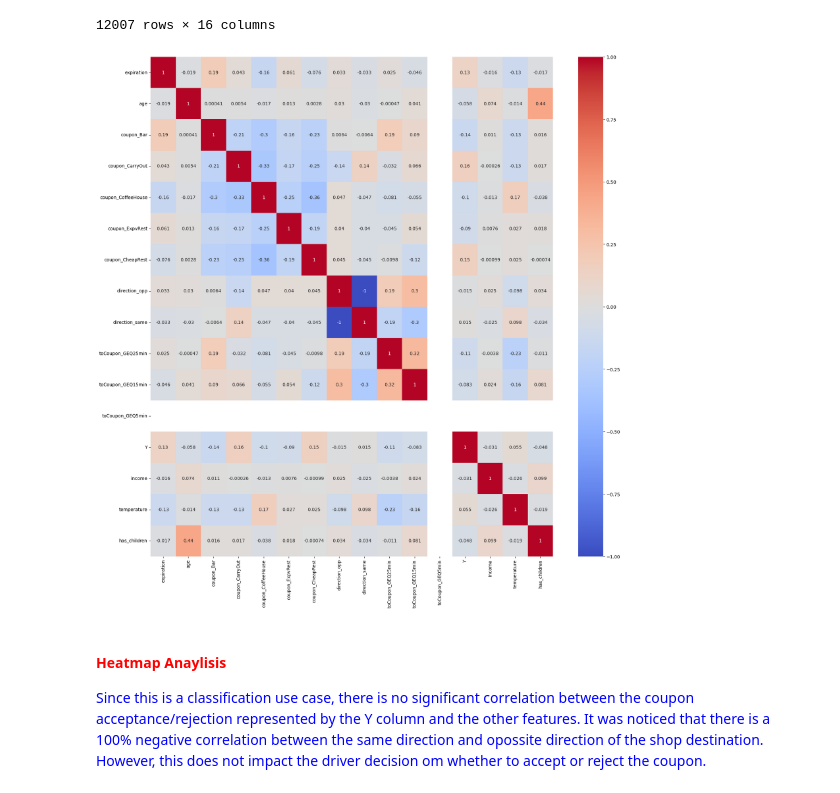
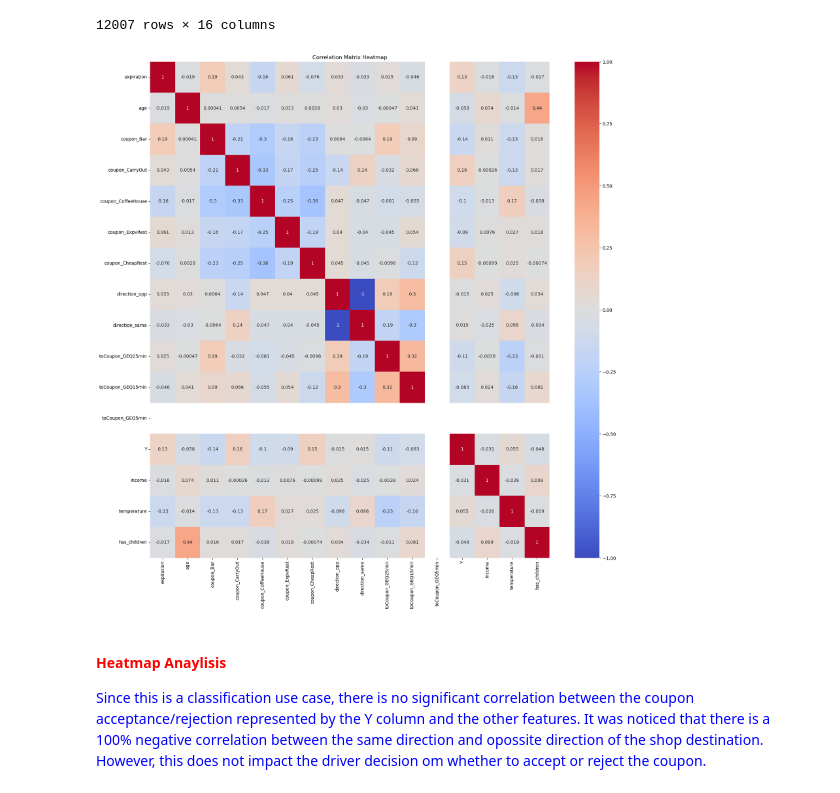
Before and after one commit to mabusamra1/MAS-MLAI, a Jupyter notebook: Coupon.ipynb, the cells around one changed output. Cells and saved outputs as stored; diff of their text form; code cells hidden in the pictures.

```diff
--- a/Coupon.ipynb
+++ b/Coupon.ipynb
@@ -585,12 +585,13 @@ enum_data
 # %%
 #Correlation matrix and heatmap
 fig, ax = plt.subplots(figsize = (20,20))
 corr = enum_data.corr(numeric_only=True)
 corr
 sns.heatmap(corr, annot=True, center = 0, vmin = -1, vmax = 1, cmap = 'coolwarm');
+plt.title('Correlation Matrix Heatmap')
 plt.savefig('images/couponCorrHeatmap.png')
 # %% [output]
-[figure, old version]
+[figure, new version]
 # %% [markdown]
 <h4 style="color:red"> Heatmap Anaylisis</h4>
 <p style="color:blue">Since this is a classification use case, there is no significant correlation between the coupon acceptance/rejection represented by the Y column and the other features.  It was noticed that there is a 100% negative correlation between the same direction and opossite direction of the shop destination.  However, this does not impact the driver decision om whether to accept or reject the coupon.
```
Also changed, not shown: 1 other file.
